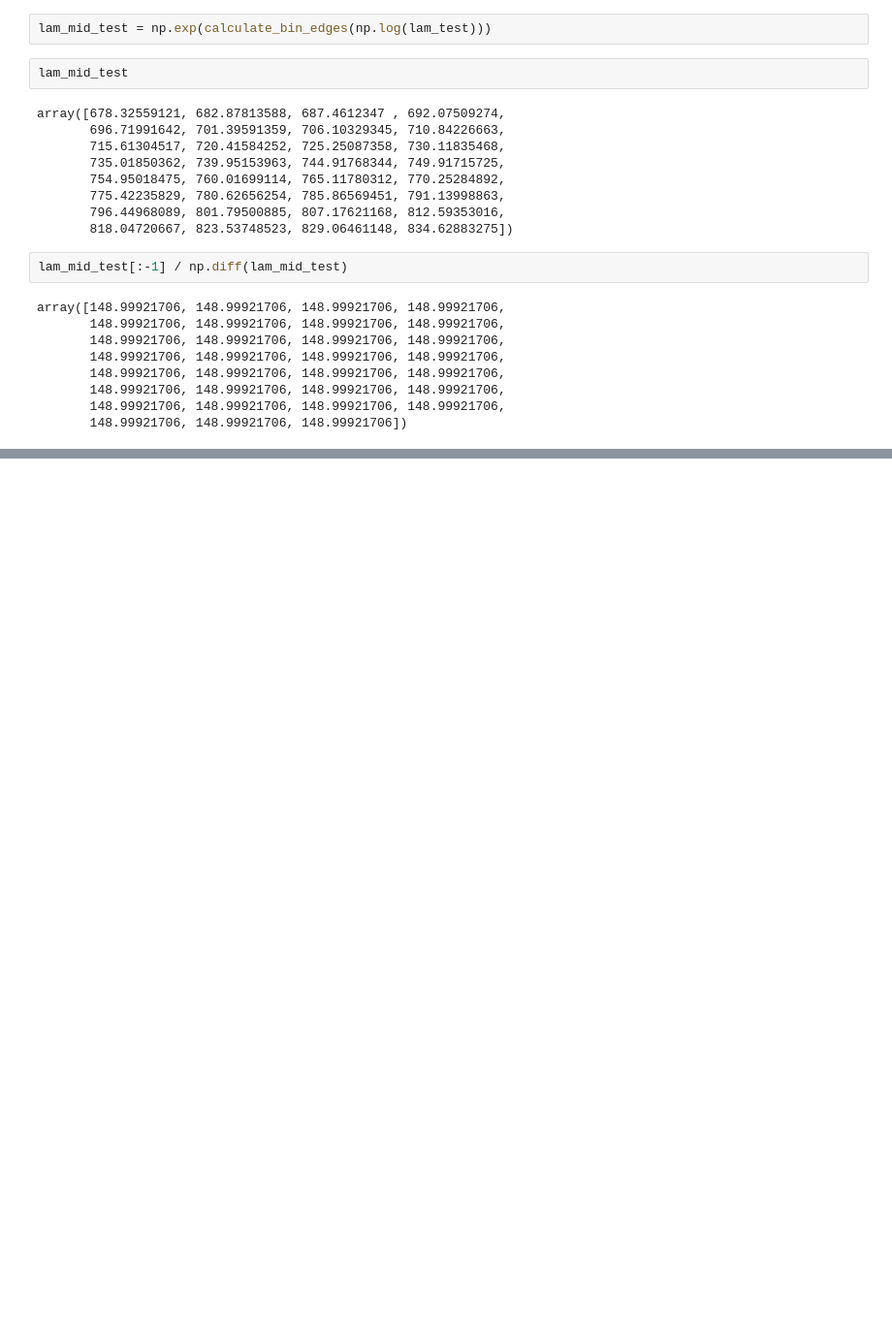
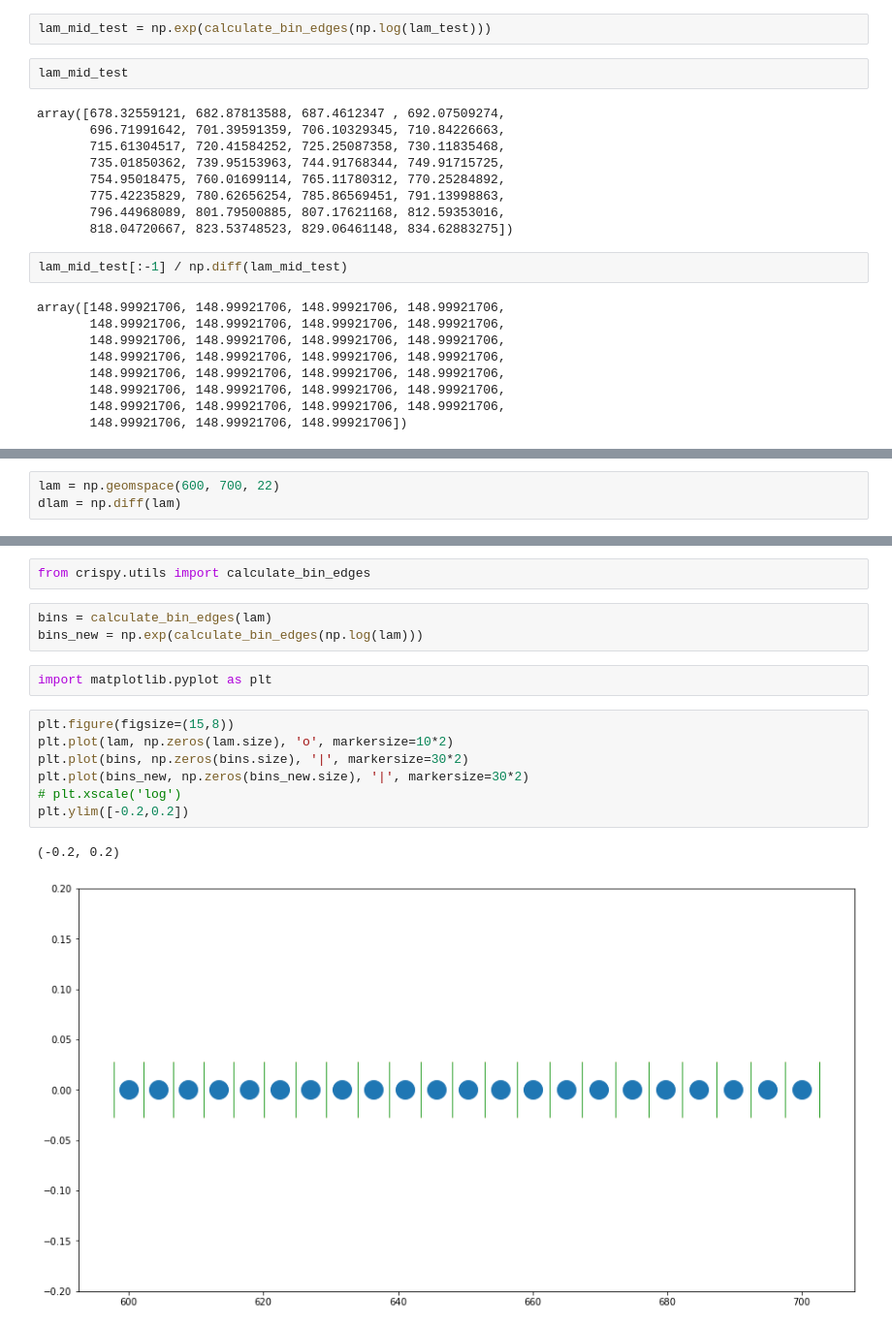
Before and after one commit to tbainesUA/crispy, a Jupyter notebook: notebooks/Untitled.ipynb, the cells around one changed output, grey strips where cells are left out. Shown at 97% size. Drawn from its saved outputs; the diff is of its cells as text; blank space fills up the shorter version.

```diff
--- a/notebooks/Untitled.ipynb
+++ b/notebooks/Untitled.ipynb
@@ -766,0 +771,3 @@ array([148.99921706, 148.99921706, 148.99921706, 148.99921706,
+# %%
+lam = np.geomspace(600, 700, 22)
+dlam = np.diff(lam)
@@ -766,0 +790,17 @@ array([148.99921706, 148.99921706, 148.99921706, 148.99921706,
+# %%
+from crispy.utils import calculate_bin_edges
+# %%
+bins = calculate_bin_edges(lam)
+bins_new = np.exp(calculate_bin_edges(np.log(lam)))
+# %%
+import matplotlib.pyplot as plt
+# %%
+plt.figure(figsize=(15,8))
+plt.plot(lam, np.zeros(lam.size), 'o', markersize=10*2)
+plt.plot(bins, np.zeros(bins.size), '|', markersize=30*2)
+plt.plot(bins_new, np.zeros(bins_new.size), '|', markersize=30*2)
+# plt.xscale('log')
+plt.ylim([-0.2,0.2])
+# %% [output]
+(-0.2, 0.2)
+[figure, added]
```
Also changed, not shown: parts of 7 cells of this notebook, 17 other files.
